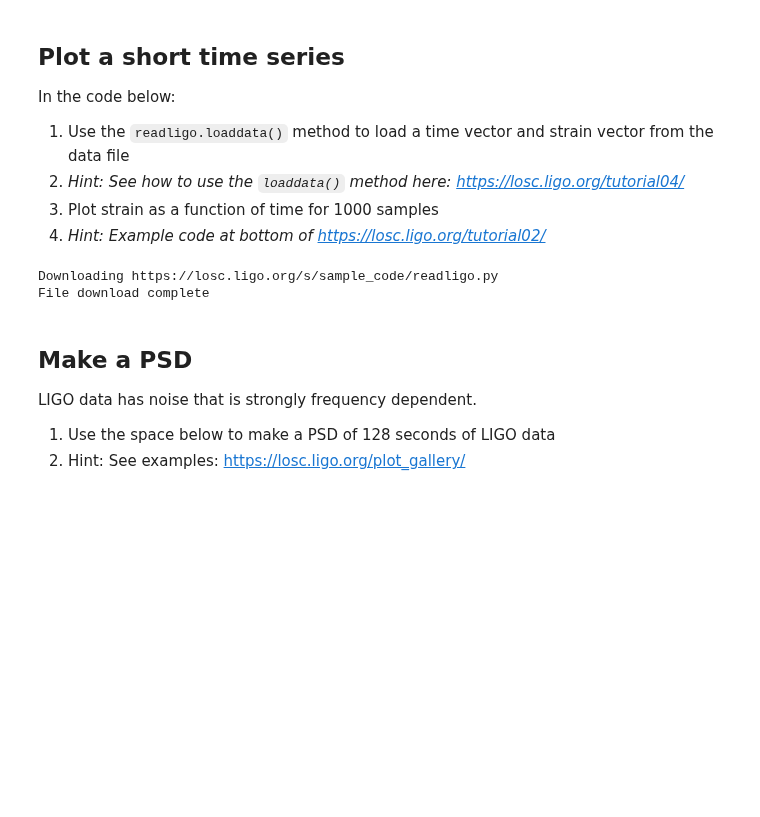
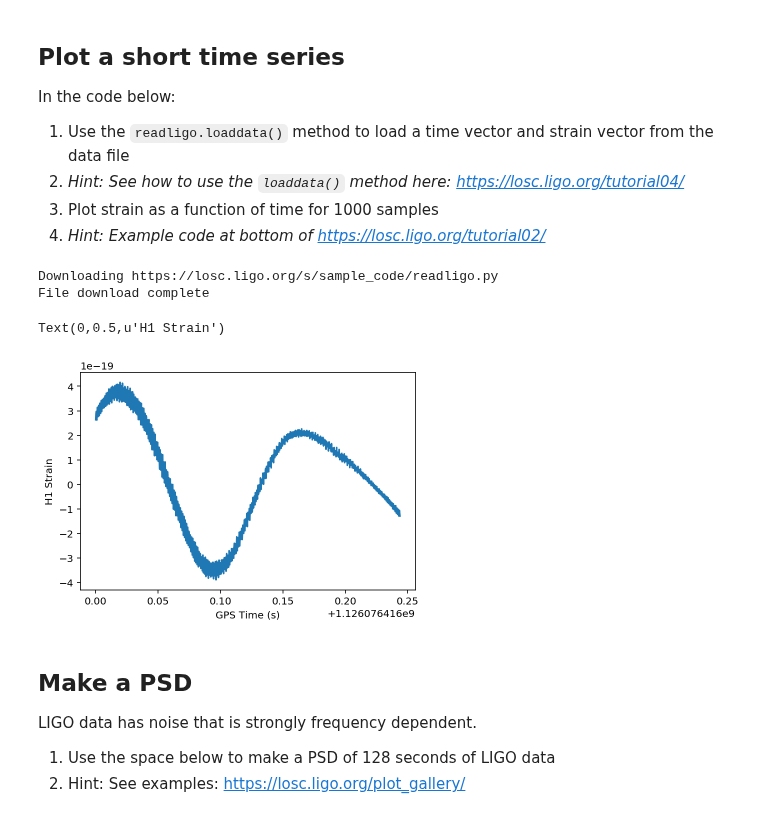
Before and after one commit to gw-odw/odw-2018, a Jupyter notebook: intro/1-Data-Access.ipynb, the cells around one changed output. Saved outputs shown, nothing was run; the diff lists cells and outputs as text; code cells hidden in the pictures; blank space fills up the shorter version.

```diff
--- a/intro/1-Data-Access.ipynb
+++ b/intro/1-Data-Access.ipynb
@@ -88,13 +88,20 @@ In the code below:
 # %%
 download('https://losc.ligo.org/s/sample_code/readligo.py')
 import readligo as rl
 
 # -- Use the loaddata() method here to load strain data
+strain, time, dq = rl.loaddata(filename, 'H1')
 
 # -- Plot the first 1000 samples of strain vs. time here
+numSamples = 1000
+plt.plot(time[0:numSamples], strain[0:numSamples])
+plt.xlabel('GPS Time (s)')
+plt.ylabel('H1 Strain')
 # %% [output]
 Downloading https://losc.ligo.org/s/sample_code/readligo.py
 File download complete
+Text(0,0.5,u'H1 Strain')
+[figure, added]
 # %% [markdown]
 ## Make a PSD
 
```
Also changed, not shown: parts of 7 cells of this notebook, 1 other file.
